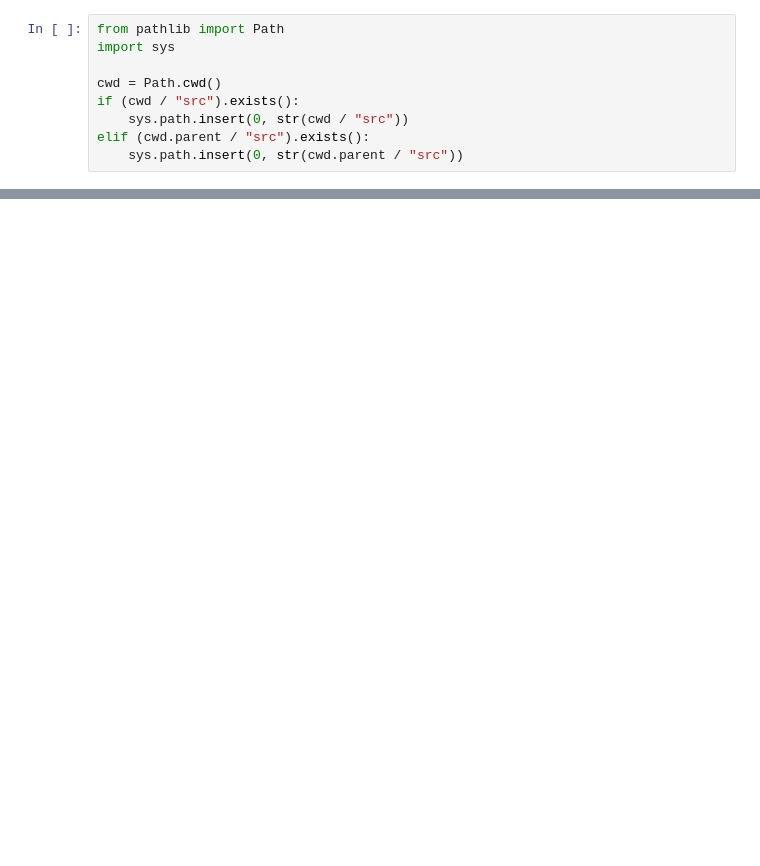
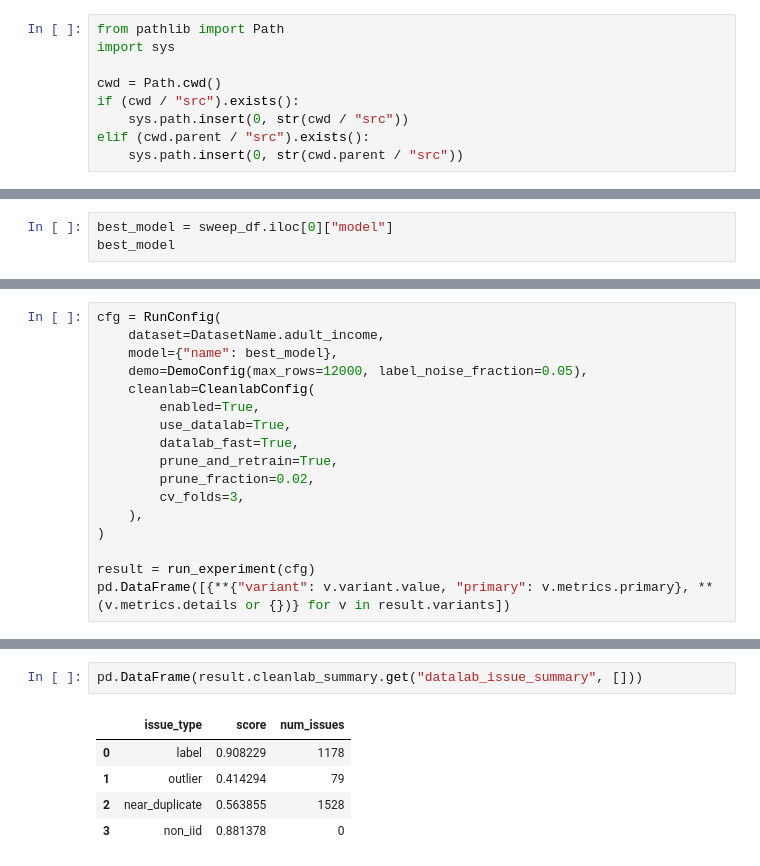
Before and after one commit to rezamirzaei/cleanlab-forge, a Jupyter notebook: notebooks/02_model_sweep.ipynb, the cells around one changed output, grey strips where cells are left out. Cells and saved outputs as stored; diff of their text form; blank space fills up the shorter version.

```diff
--- a/notebooks/02_model_sweep.ipynb
+++ b/notebooks/02_model_sweep.ipynb
@@ -44,0 +74,3 @@ df
+# %%
+best_model = sweep_df.iloc[0]["model"]
+best_model
@@ -44,0 +79,17 @@ df
+# %%
+cfg = RunConfig(
+    dataset=DatasetName.adult_income,
+    model={"name": best_model},
+    demo=DemoConfig(max_rows=12000, label_noise_fraction=0.05),
+    cleanlab=CleanlabConfig(
+        enabled=True,
+        use_datalab=True,
+        datalab_fast=True,
+        prune_and_retrain=True,
+        prune_fraction=0.02,
+        cv_folds=3,
+    ),
+)
+
+result = run_experiment(cfg)
+pd.DataFrame([{**{"variant": v.variant.value, "primary": v.metrics.primary}, **(v.metrics.details or {})} for v in result.variants])
@@ -44,0 +102,8 @@ df
+# %%
+pd.DataFrame(result.cleanlab_summary.get("datalab_issue_summary", []))
+# %% [output]
+|  | issue_type | score | num_issues |
+| 0 | label | 0.908229 | 1178 |
+| 1 | outlier | 0.414294 | 79 |
+| 2 | near_duplicate | 0.563855 | 1528 |
+| 3 | non_iid | 0.881378 | 0 |
```
Also changed, not shown: parts of 9 cells of this notebook, 15 other files.
